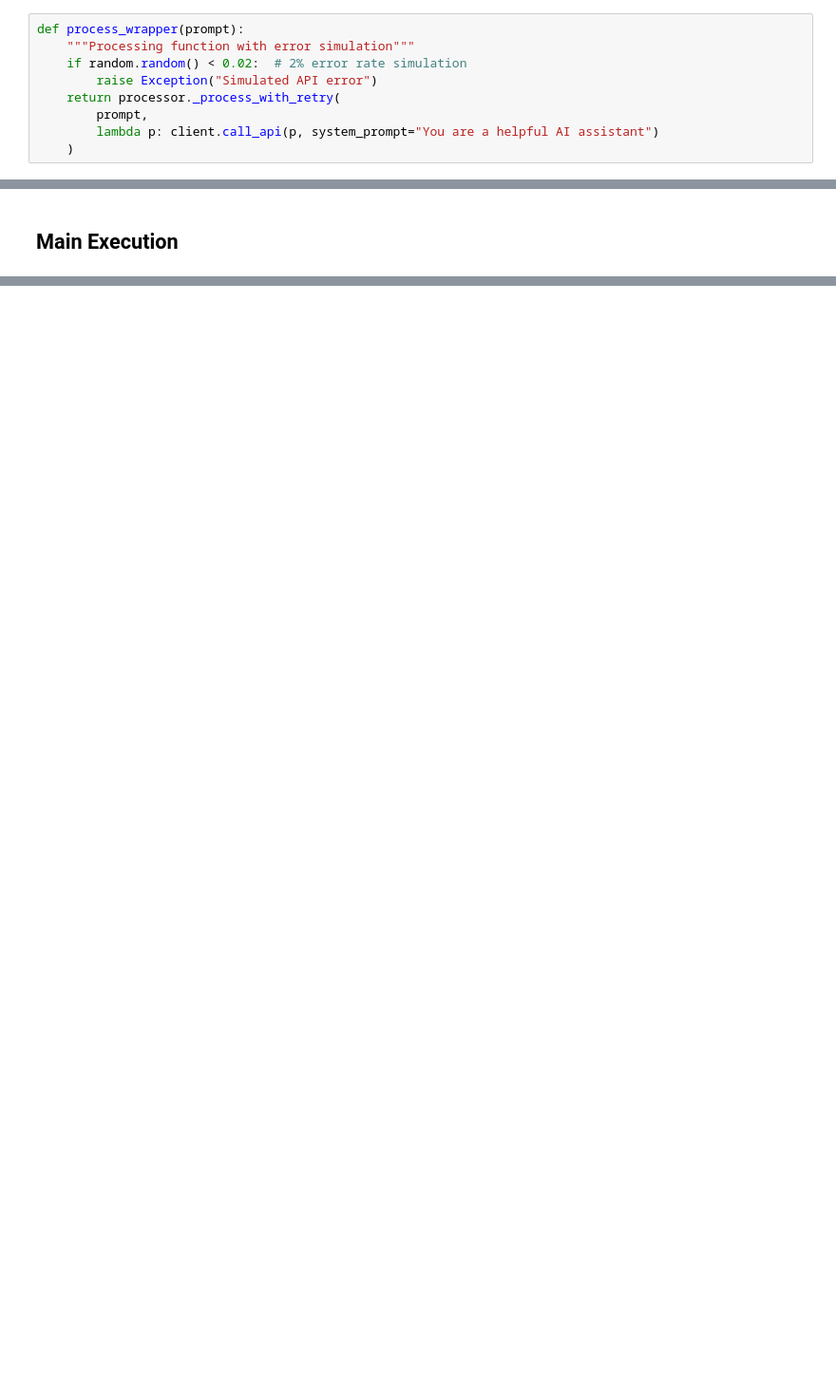
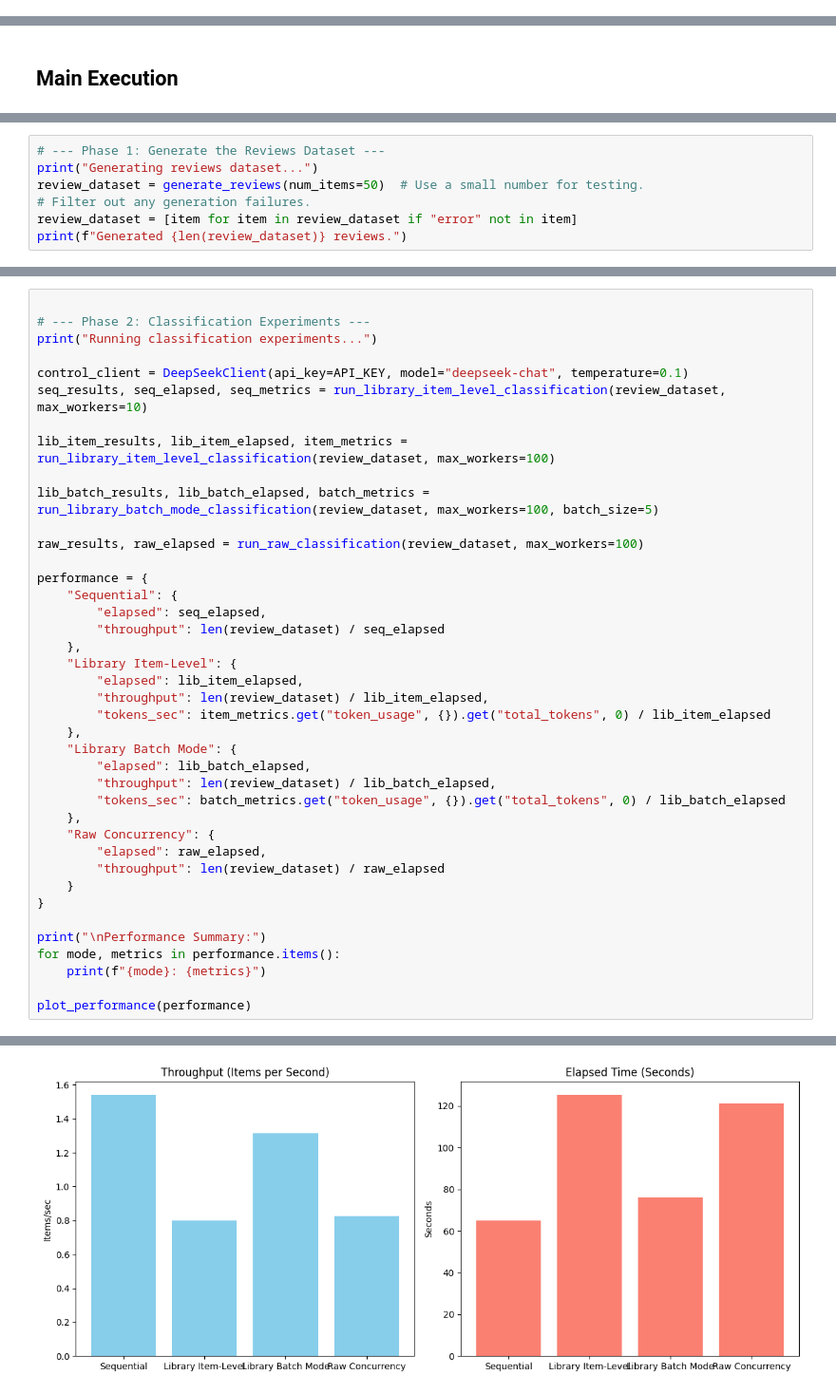
Before and after one commit to pkempire/llm_processor, a Jupyter notebook: final_evals.ipynb, the cells around one changed output, grey strips where cells are left out. Shown: that part at 95% size. Drawn from its saved outputs; the diff is of its cells as text; blank space fills up the shorter version.

Commit message:
starting to fix batching

```diff
--- a/final_evals.ipynb
+++ b/final_evals.ipynb
@@ -45,9 +42,0 @@ def generate_test_prompts(num_prompts=1000):
-# %%
-def process_wrapper(prompt):
-    """Processing function with error simulation"""
-    if random.random() < 0.02:  # 2% error rate simulation
-        raise Exception("Simulated API error")
-    return processor._process_with_retry(
-        prompt,
-        lambda p: client.call_api(p, system_prompt="You are a helpful AI assistant")
-    )
@@ -150,0 +527,7 @@ if __name__ == "__main__":
+# %%
+# --- Phase 1: Generate the Reviews Dataset ---
+print("Generating reviews dataset...")
+review_dataset = generate_reviews(num_items=50)  # Use a small number for testing.
+# Filter out any generation failures.
+review_dataset = [item for item in review_dataset if "error" not in item]
+print(f"Generated {len(review_dataset)} reviews.")
@@ -150,0 +543,41 @@ if __name__ == "__main__":
+# %%
+
+# --- Phase 2: Classification Experiments ---
+print("Running classification experiments...")
+
+control_client = DeepSeekClient(api_key=API_KEY, model="deepseek-chat", temperature=0.1)
+seq_results, seq_elapsed, seq_metrics = run_library_item_level_classification(review_dataset, max_workers=10)
+
+lib_item_results, lib_item_elapsed, item_metrics = run_library_item_level_classification(review_dataset, max_workers=100)
+
+lib_batch_results, lib_batch_elapsed, batch_metrics = run_library_batch_mode_classification(review_dataset, max_workers=100, batch_size=5)
+
+raw_results, raw_elapsed = run_raw_classification(review_dataset, max_workers=100)
+
+performance = {
+    "Sequential": {
+        "elapsed": seq_elapsed,
+        "throughput": len(review_dataset) / seq_elapsed
+    },
+    "Library Item-Level": {
+        "elapsed": lib_item_elapsed,
+        "throughput": len(review_dataset) / lib_item_elapsed,
+        "tokens_sec": item_metrics.get("token_usage", {}).get("total_tokens", 0) / lib_item_elapsed
+    },
+    "Library Batch Mode": {
+        "elapsed": lib_batch_elapsed,
+        "throughput": len(review_dataset) / lib_batch_elapsed,
+        "tokens_sec": batch_metrics.get("token_usage", {}).get("total_tokens", 0) / lib_batch_elapsed
+    },
+    "Raw Concurrency": {
+        "elapsed": raw_elapsed,
+        "throughput": len(review_dataset) / raw_elapsed
+    }
+}
+
+print("\nPerformance Summary:")
+for mode, metrics in performance.items():
+    print(f"{mode}: {metrics}")
+
+plot_performance(performance)
+# %% [output]
@@ -150,0 +594 @@ if __name__ == "__main__":
+[figure, added]
```
Also changed, not shown: parts of 25 cells of this notebook, 5 other files.
